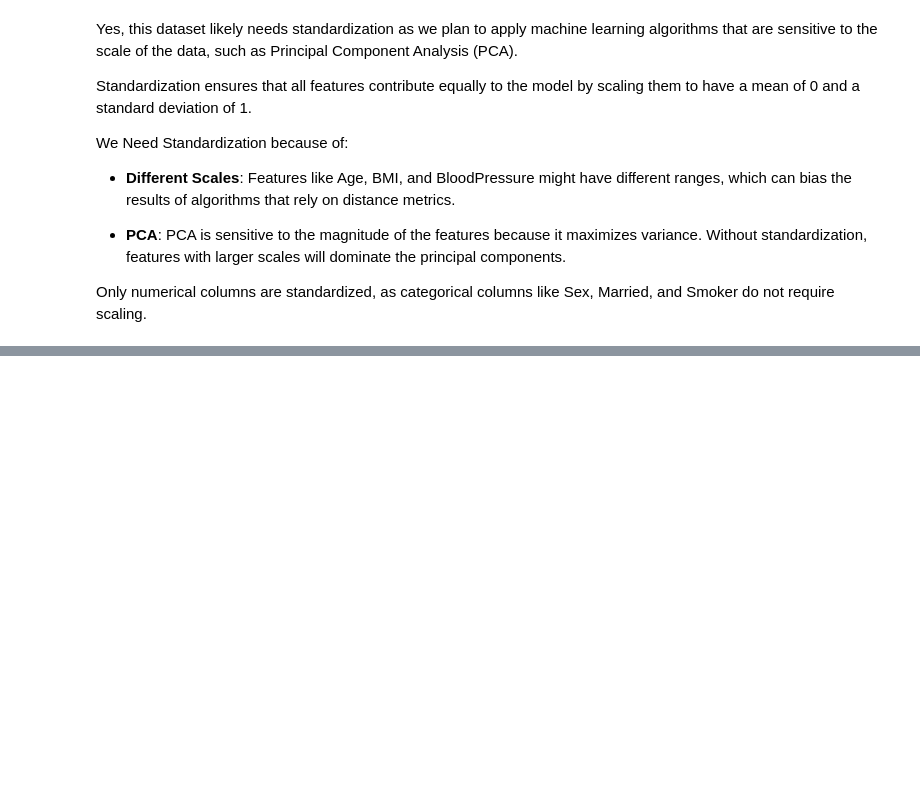
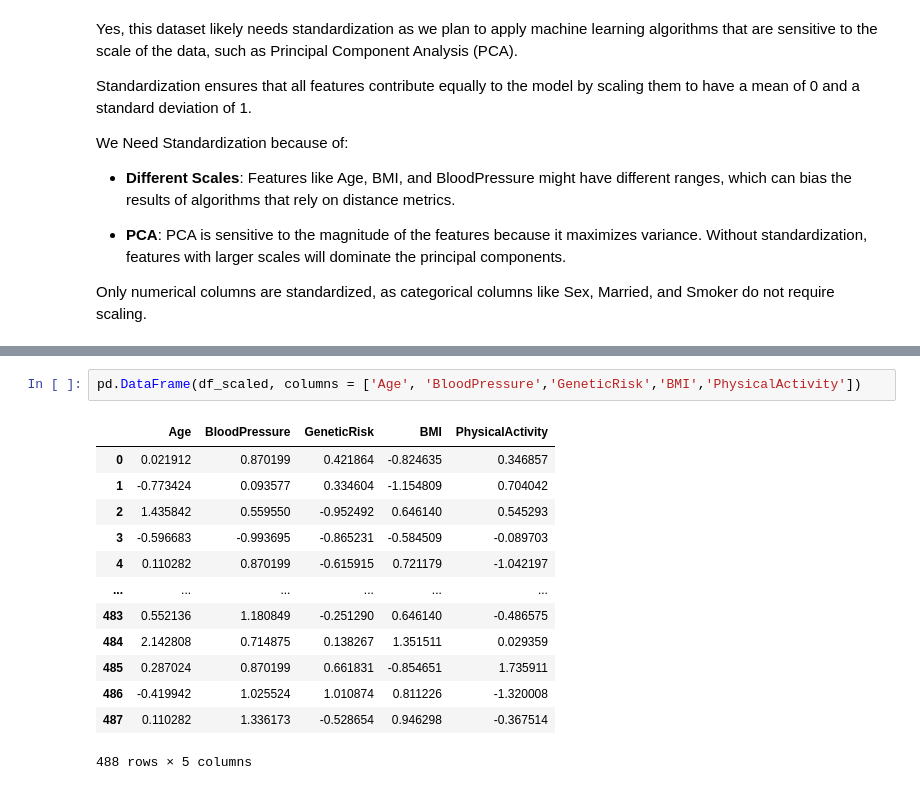
Before and after one commit to mohamd7ali/ML, a Jupyter notebook: PCA/PCA.ipynb, the cells around one changed output, grey strips where cells are left out. Drawn from its saved outputs; the diff is of its cells as text; blank space fills up the shorter version.

```diff
--- a/PCA/PCA.ipynb
+++ b/PCA/PCA.ipynb
@@ -192,0 +178,16 @@ df.describe()
+# %%
+pd.DataFrame(df_scaled, columns = ['Age', 'BloodPressure','GeneticRisk','BMI','PhysicalActivity'])
+# %% [output]
+|  | Age | BloodPressure | GeneticRisk | BMI | PhysicalActivity |
+| 0 | 0.021912 | 0.870199 | 0.421864 | -0.824635 | 0.346857 |
+| 1 | -0.773424 | 0.093577 | 0.334604 | -1.154809 | 0.704042 |
+| 2 | 1.435842 | 0.559550 | -0.952492 | 0.646140 | 0.545293 |
+| 3 | -0.596683 | -0.993695 | -0.865231 | -0.584509 | -0.089703 |
+| 4 | 0.110282 | 0.870199 | -0.615915 | 0.721179 | -1.042197 |
+| ... | ... | ... | ... | ... | ... |
+| 483 | 0.552136 | 1.180849 | -0.251290 | 0.646140 | -0.486575 |
+| 484 | 2.142808 | 0.714875 | 0.138267 | 1.351511 | 0.029359 |
+| 485 | 0.287024 | 0.870199 | 0.661831 | -0.854651 | 1.735911 |
+| 486 | -0.419942 | 1.025524 | 1.010874 | 0.811226 | -1.320008 |
+| 487 | 0.110282 | 1.336173 | -0.528654 | 0.946298 | -0.367514 |
+488 rows × 5 columns
```
Also changed, not shown: parts of 13 cells of this notebook.
